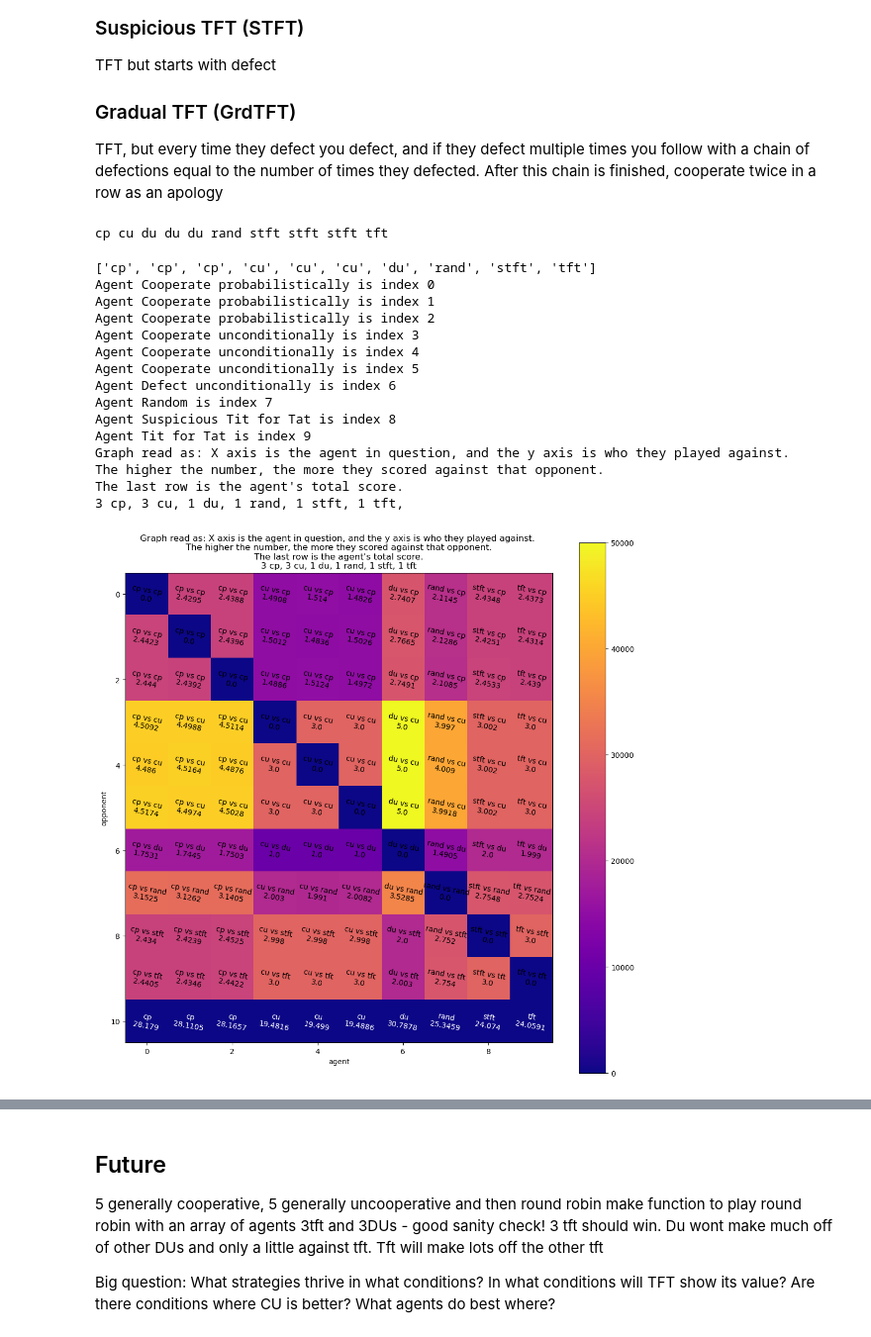
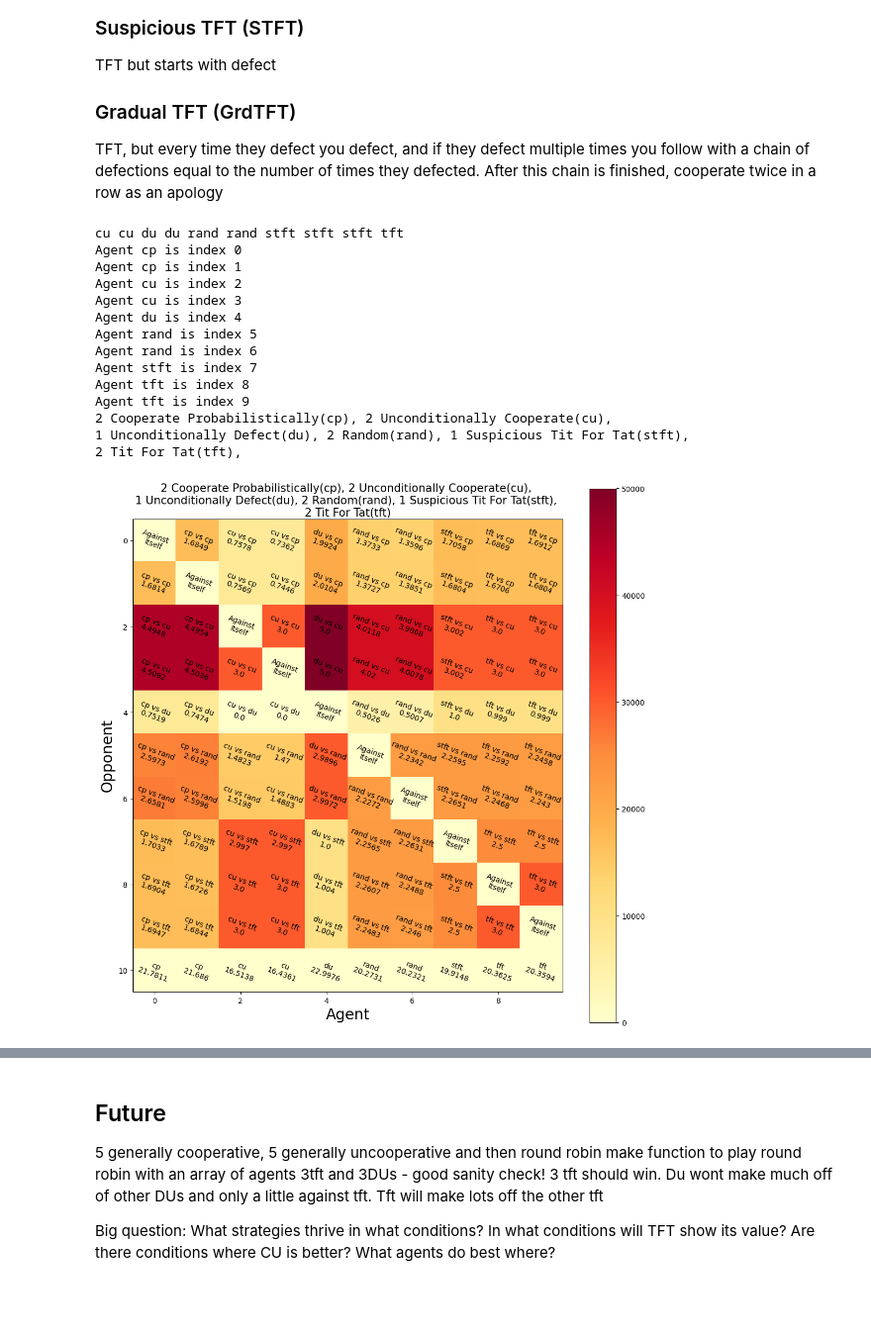
Before and after one commit to sebastianwied/GameTheory, a Jupyter notebook: PrisonersDilemma.ipynb, the cells around one changed output, grey strips where cells are left out. Shown at 99% size. Saved outputs shown, nothing was run; the diff lists cells and outputs as text; code cells hidden in the pictures; blank space fills up the shorter version.

```diff
--- a/PrisonersDilemma.ipynb
+++ b/PrisonersDilemma.ipynb
@@ -8,9 +8,9 @@ import math
 COOP = 1
 DEF = 0
 T = 5
-R = 4
-P = 2
-S = 1
+R = 3
+P = 1
+S = 0
 
 def distributePrize(me, them):
     if me == them == COOP:
@@ -119,7 +120,7 @@ AGENTTYPES = {'du':Du, 'cu':Cu, 'rand':Rand, 'cp':Cp, 'tft':TFT, 'stft':STFT}
 class AgentBuilder:
     def xOfEach(self, *args):
         agents = ''
-        filename = 'game'
+        filename = 'Plots/game'
         for arg in args:
             name = f"{arg[0].lower().strip()} "
             agents += name*arg[1]
@@ -132,18 +133,13 @@ class AgentBuilder:
         agents = random.choice(names, size=num)
         unique, counts = np.unique(agents, return_counts=True)
         ags = dict(zip(unique, counts))
-        filename = 'game'
+        filename = 'Plots/game'
         agentStr = ''
         for name, count in ags.items():
             agentStr += (f'{name} '*count)
             filename += f'{count}{name}'
         filename += '.png'
         return agentStr, filename
-# %%
-agb = AgentBuilder()
-agents, _ = agb.rand(10)
-# %% [output]
-cp cu du du du rand stft stft stft tft
 # %%
 class Arbiter:
     # Manages games between two agents
@@ -248,48 +244,54 @@ class Arbiter:
                 grid[idx2, idx] = agent.againstAgentScore[agents[idx2]]
             scores[idx] = (self.overallscores[agent])
         fig, ax = plt.subplots(figsize=(13,13))
-        plt.imshow(grid,cmap='plasma')
+        plt.imshow(grid,cmap='YlOrRd')
         plt.colorbar()
-        plt.xlabel('agent')
-        plt.ylabel('opponent')
+        plt.xlabel('Agent', fontsize=20)
+        plt.ylabel('Opponent', fontsize=20)
         if labels:
             for i in range(grid.shape[0]-1):
                 for j in range(grid.shape[1]):
-                    text = ax.text(j, i, f"{agents[j].short()} vs {agents[i].short()}\n{grid[i, j]/10000}", ha="center", va="center", color="k", rotation=-10)
+                    if i == j:
+                        text = ax.text(j, i, f"Against\nItself", ha="center", va="center", color="k", rotation=-20)
+                    else:
+                        text = ax.text(j, i, f"{agents[j].name} vs {agents[i].name}\n{grid[i, j]/10000}", ha="center", va="center", color="k", rotation=-20)
             for i in range(grid.shape[1]):
-                text = ax.text(i, grid.shape[1], f"{agents[i].short()}\n{scores[i]/10000}", ha="center", va="center", color="w", rotation=-10)
-        title = 'Graph read as: X axis is the agent in question, and the y axis is who they played against. \nThe higher the number, the more they scored against that opponent.\nThe last row is the agent\'s total score.\n'
+                text = ax.text(i, grid.shape[1], f"{agents[i].name}\n{scores[i]/10000}", ha="center", va="center", color="k", rotation=-20)
+        title = ''#'Graph read as: X axis is the agent in question, and the y axis is who they played against. \nThe higher the number, the more they scored against that opponent.\nThe last row is the agent\'s total score.\n'
         agnames = []
-        for agent in agents: agnames.append(agent.short())
+        for agent in agents: agnames.append(agent.name)
         unique, counts = np.unique(agnames, return_counts=True)
         ags = dict(zip(unique, counts))
+        a = 0
         for name, count in ags.items():
-            title += f"{count} {name}, "
-        plt.title(title[:-2])
+            a += 1
+            if a%3 == 0: title +='\n'
+            title += f"{count} {SHORTTOLONG[name]}({name}), "
+        plt.title(title[:-2], wrap=True, fontsize=15)
         plt.savefig(filename)
         print(title)
 # %%
 arb = Arbiter(1000)
 agb = AgentBuilder()
 agentStr, filename = agb.rand(10)
-agents = arb.playTournament(agentStr, 10, filename, text=True)
+print(agentStr)
+agents = arb.playTournament('cp cp cu cu du rand rand stft tft tft', 10, filename, text=True)
 # %% [output]
-['cp', 'cp', 'cp', 'cu', 'cu', 'cu', 'du', 'rand', 'stft', 'tft']
-Agent Cooperate probabilistically is index 0
-Agent Cooperate probabilistically is index 1
-Agent Cooperate probabilistically is index 2
-Agent Cooperate unconditionally is index 3
-Agent Cooperate unconditionally is index 4
-Agent Cooperate unconditionally is index 5
-Agent Defect unconditionally is index 6
-Agent Random is index 7
-Agent Suspicious Tit for Tat is index 8
-Agent Tit for Tat is index 9
-Graph read as: X axis is the agent in question, and the y axis is who they played against.
-The higher the number, the more they scored against that opponent.
-The last row is the agent's total score.
-3 cp, 3 cu, 1 du, 1 rand, 1 stft, 1 tft,
+cu cu du du rand rand stft stft stft tft
+Agent cp is index 0
+Agent cp is index 1
+Agent cu is index 2
+Agent cu is index 3
+Agent du is index 4
+Agent rand is index 5
+Agent rand is index 6
+Agent stft is index 7
+Agent tft is index 8
+Agent tft is index 9
+2 Cooperate Probabilistically(cp), 2 Unconditionally Cooperate(cu),
+1 Unconditionally Defect(du), 2 Random(rand), 1 Suspicious Tit For Tat(stft),
+2 Tit For Tat(tft),
-[figure, old version]
+[figure, new version]
 # %%
 arb = Arbiter(1000)
 agb = AgentBuilder()
```
Also changed, not shown: parts of 19 cells of this notebook, 56 other files.
